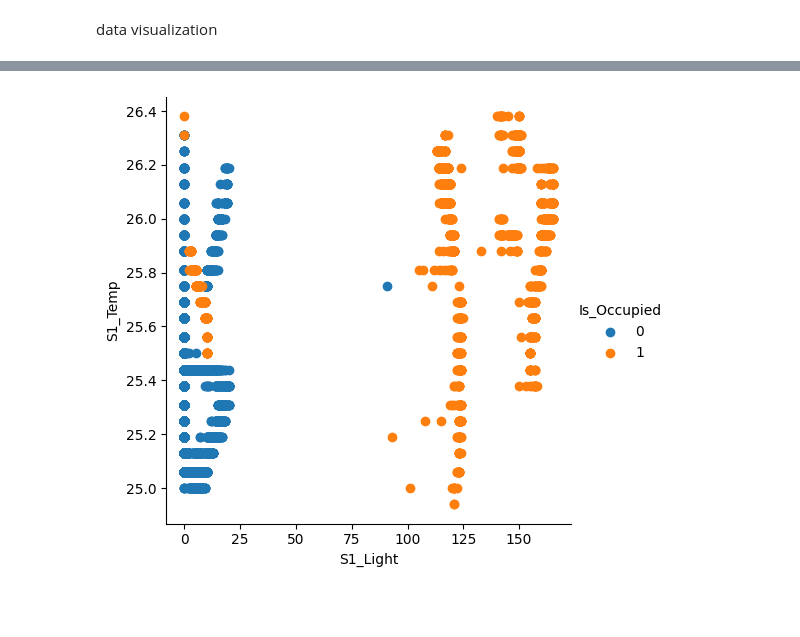
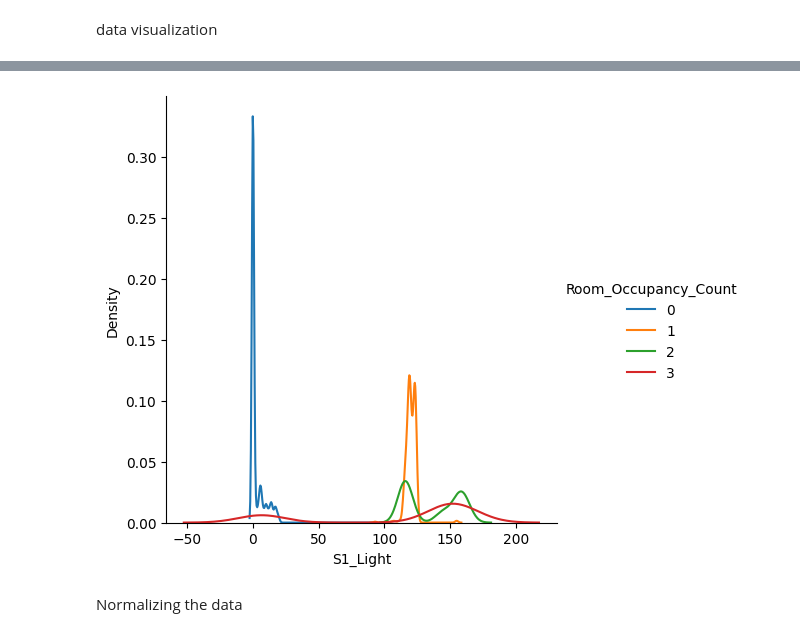
Before and after one commit to afego/ppgc-uff-machine-learning, a Jupyter notebook: exam-type-3/room-occupancy.ipynb, the cells around one changed output, grey strips where cells are left out. Cells and saved outputs as stored; diff of their text form; code cells hidden in the pictures; blank space fills up the shorter version.

```diff
--- a/exam-type-3/room-occupancy.ipynb
+++ b/exam-type-3/room-occupancy.ipynb
@@ -145,10 +91,9 @@ The binary target value behaves the same, instead having a better correlation wi
+# %%
+sns.FacetGrid(occ, hue=target_variable, height=5).map(sns.kdeplot, "S1_Light").add_legend()
+plt.show()
+# %% [output]
+[figure, added]
+# %% [markdown]
+Normalizing the data
 # %%
 sel_col = ['S1_Light','S2_Light','S3_Light','S1_Temp','S7_PIR']
-# %%
-sns.FacetGrid(occ_ts, hue=target_variable, height=5) \
-   .map(plt.scatter, "S1_Light", "S1_Temp") \
-   .add_legend()
-
-plt.show()
-# %% [output]
-[figure, removed]
```
Also changed, not shown: parts of 29 cells of this notebook.
